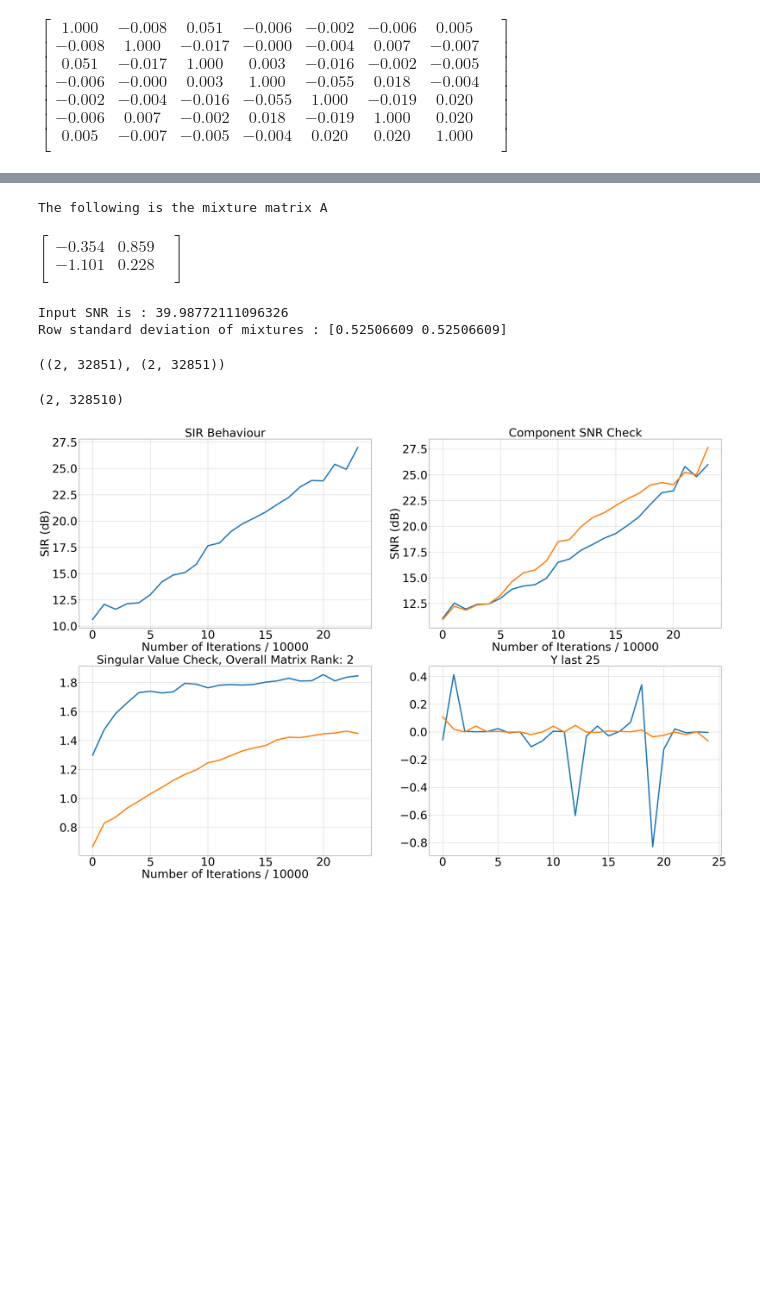
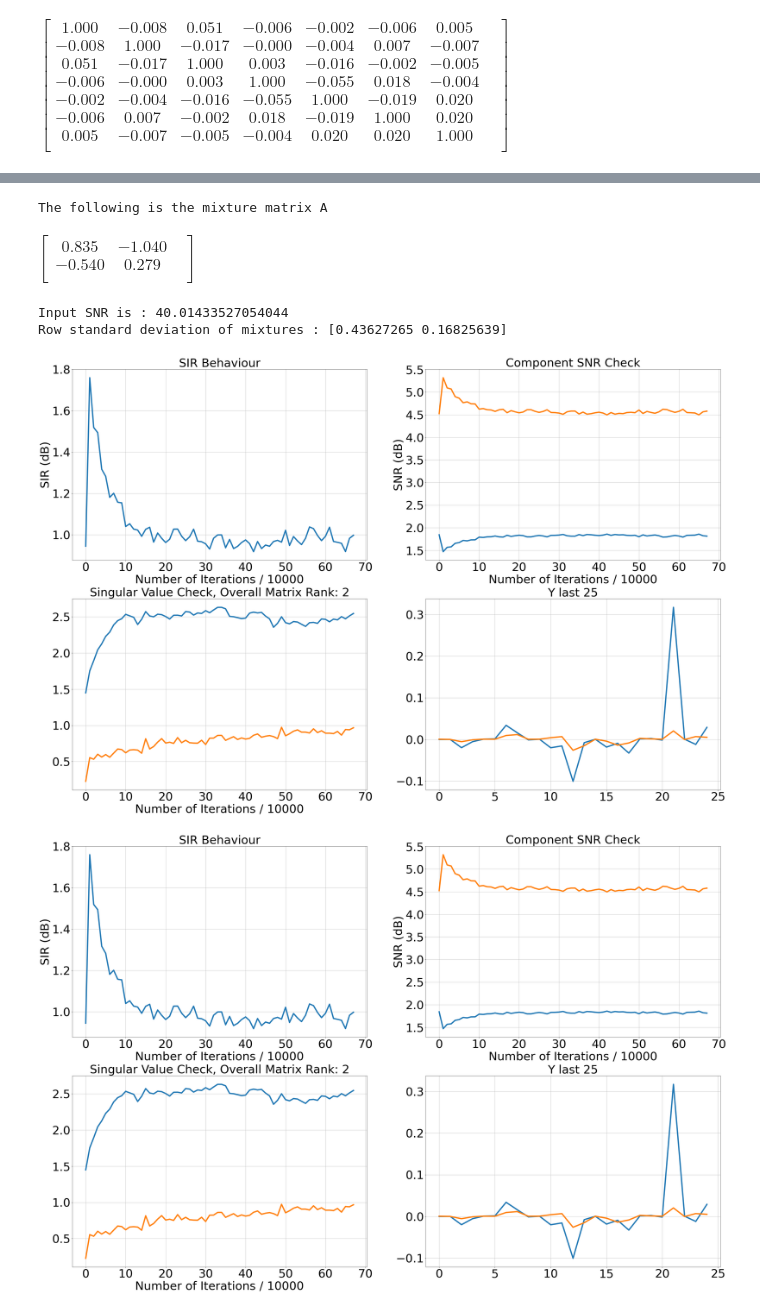
Before and after one commit to BariscanBozkurt/Biologically-Plausible-Correlative-Information-Maximization-for-Blind-Source-Separation, a Jupyter notebook: Simulations/SoundSeparation/GammaTone_Experiment2x2.ipynb, the cells around one changed output, grey strips where cells are left out. Cells and saved outputs as stored; diff of their text form; code cells hidden in the pictures; blank space fills up the shorter version.

```diff
--- a/Simulations/SoundSeparation/GammaTone_Experiment2x2.ipynb
+++ b/Simulations/SoundSeparation/GammaTone_Experiment2x2.ipynb
@@ -185,0 +110,13 @@ np.corrcoef(S),np.corrcoef(Scwt)
+# %%
+S = all_sound_data[np.random.choice(all_sound_data.shape[0], size=2, replace=False, p=None),:]
+nbr_center_frequencies = 10
+b1 = 1.019  #factor determining the time constant of the filters
+
+S_gammaTone, S_gammaToneMax = compute_vectorized_gammatone_of_rows(S, samplerate = 16000,
+                                                                   n_center_frequencies = nbr_center_frequencies,
+                                                                   time_constant_of_filters = b1,
+                                                                   min_freq = 20, max_freq = 20000,
+                                                                   power_normalization_in_freq_domain = True)
+S = S / S_gammaToneMax
+
+plt.scatter(S_gammaTone[0,:], S_gammaTone[1,:])
@@ -192,7 +132,7 @@ A = np.random.randn(NumberofMixtures,NumberofSources)
 X = np.dot(A,S)
 SNR = 40
 
-A, X = WSM_Mixing_Scenario(S, NumberofMixtures=NumberofMixtures, INPUT_STD=None)
+# A, X = WSM_Mixing_Scenario(S, NumberofMixtures=NumberofMixtures, INPUT_STD=None)
 
 Xnoisy, NoisePart = addWGN(X, SNR, return_noise=True)
 
@@ -209,47 +149,40 @@ print("Row standard deviation of mixtures : {}".format(X.std(1)))
 # %% [output]
 The following is the mixture matrix A
 $\displaystyle \begin{bmatrix}
- -0.354 & 0.859 & \\
- -1.101 & 0.228 & \\
+ 0.835 & -1.040 & \\
+ -0.540 & 0.279 & \\
 \end{bmatrix}$
-Input SNR is : 39.98772111096326
-Row standard deviation of mixtures : [0.52506609 0.52506609]
+Input SNR is : 40.01433527054044
+Row standard deviation of mixtures : [0.43627265 0.16825639]
-# %%
-X.shape, S.shape
-# %% [output]
-((2, 32851), (2, 32851))
-# %%
-gammatone_X1 = Gammatone(Sound(X[0,:], samplerate = 16 * khertz), center_frequencies, b=b1)
-gammatone_X2 = Gammatone(Sound(X[1,:], samplerate = 16 * khertz), center_frequencies, b=b1)
-gt_mon_X1 = gammatone_X1.process().T
-gt_mon_X2 = gammatone_X2.process().T
-
-Xcwt = np.stack((gt_mon_X1.reshape(-1), gt_mon_X2.reshape(-1)))
-
-print(Xcwt.shape)
-# %% [output]
-(2, 328510)
+# %%
+X_gammaTone, _ = compute_vectorized_gammatone_of_rows( X, samplerate = 16000,
+                                                       n_center_frequencies = nbr_center_frequencies,
+                                                       time_constant_of_filters = b1,
+                                                       min_freq = 20, max_freq = 20000,
+                                                       power_normalization_in_freq_domain = False)
 # %%
 s_dim = S.shape[0]
 x_dim = X.shape[0]
 debug_iteration_point = 10000
 
 lambday = 1 - 1e-1/50
 lambdae = 1 - 1e-1/50
 # Inverse output covariance
 By = 1 * np.eye(s_dim)
 # Inverse error covariance
 Be = 2000 * np.eye(s_dim)
 
-modelCorInfoMax = OnlineCorInfoMax( s_dim = s_dim, x_dim = x_dim, muW = 30*1e-3, lambday = lambday,
+modelCorInfoMax = OnlineCorInfoMax( s_dim = s_dim, x_dim = x_dim, muW = 50*1e-3, lambday = lambday,
                                     lambdae = lambdae, By = By, Be = Be, neural_OUTPUT_COMP_TOL = 1e-6,
-                                    set_ground_truth = True, S = Scwt, A = A)
+                                    set_ground_truth = True, S = S_gammaTone, A = A)
 with Timer() as t:
-    modelCorInfoMax.fit_batch_sparse(       X = Xcwt, n_epochs = 1, neural_dynamic_iterations = 500,
+    modelCorInfoMax.fit_batch_sparse(       X = X_gammaTone, n_epochs = 2,
+                                            neural_dynamic_iterations = 500,
                                             plot_in_jupyter = True,
                                             neural_lr_start = 0.25,
                                             neural_lr_stop = 0.01,
                                             debug_iteration_point = debug_iteration_point,
                                             shuffle = True)
 # %% [output]
-[figure, old version]
+[figure, new version]
+[figure, added]
```
Also changed, not shown: parts of 11 cells of this notebook, 16 other files.
